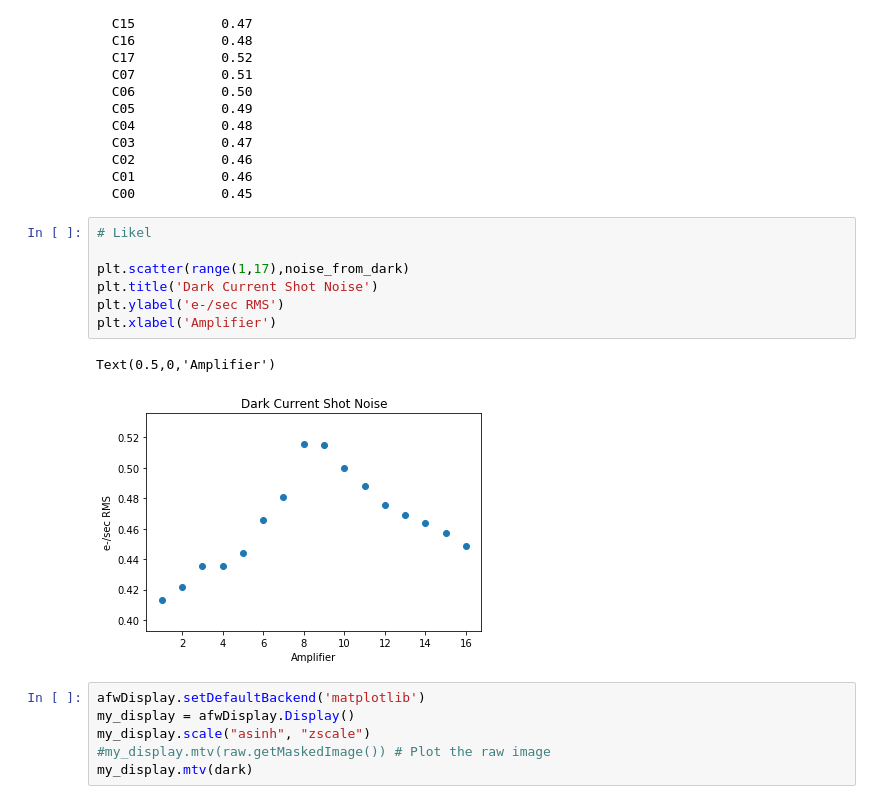
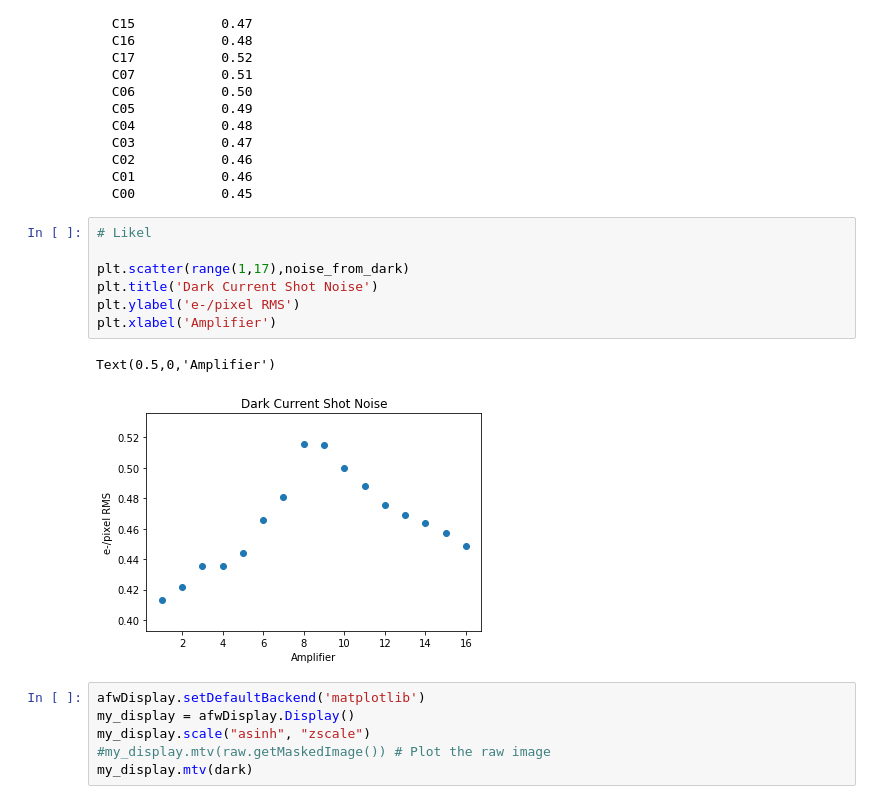
Before and after one commit to lsst/bootcamp-work, a Jupyter notebook: isr_exploration/noise_distributions.ipynb, the cells around one changed output. Cells and saved outputs as stored; diff of their text form.

Commit message:
Fixed typo e-/pixel not e-/sec.

```diff
--- a/isr_exploration/noise_distributions.ipynb
+++ b/isr_exploration/noise_distributions.ipynb
@@ -573,13 +573,13 @@ for ii, amp in enumerate(detector):
 # %%
 # Likel
 
 plt.scatter(range(1,17),noise_from_dark)
 plt.title('Dark Current Shot Noise')
-plt.ylabel('e-/sec RMS')
+plt.ylabel('e-/pixel RMS')
 plt.xlabel('Amplifier')
 # %% [output]
 Text(0.5,0,'Amplifier')
-[figure, old version]
+[figure, new version]
 # %%
 afwDisplay.setDefaultBackend('matplotlib')
 my_display = afwDisplay.Display()
```
